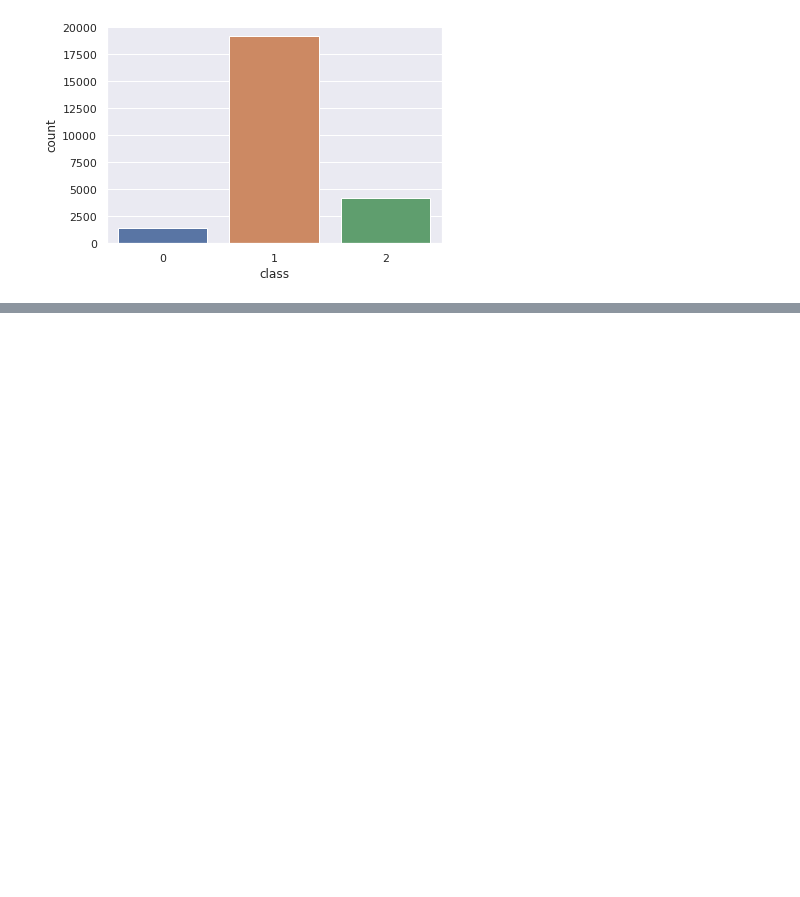
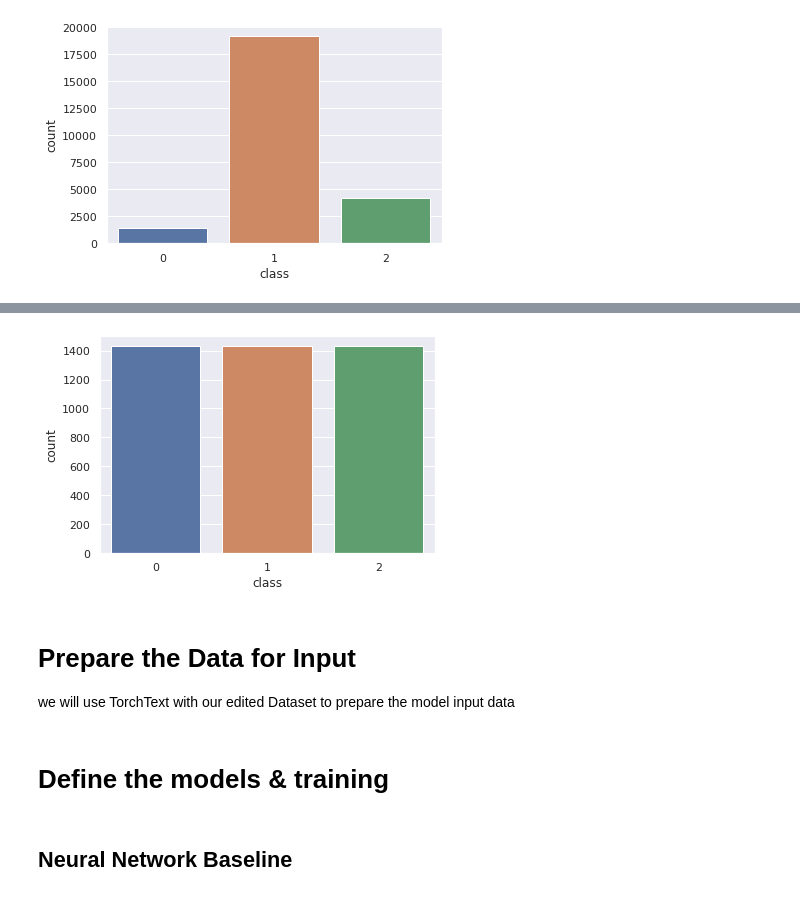
Before and after one commit to evelynerhuan/Noffence, a Jupyter notebook: Final_Project.ipynb, the cells around one changed output, grey strips where cells are left out. Saved outputs shown, nothing was run; the diff lists cells and outputs as text; code cells hidden in the pictures; blank space fills up the shorter version.

```diff
--- a/Final_Project.ipynb
+++ b/Final_Project.ipynb
@@ -150,0 +173,2 @@ dataset1
+# %%
+dataset1.dropna(subset=['tweet'], inplace=True)
@@ -162,0 +202,7 @@ ax = sns.countplot(x="class", data=dataset1)
+# %%
+len_class_0 = dataset1.groupby(['class'])['class'].count()[0]
+# %%
+sample_size = len_class_0
+sampled_dataset1 = dataset1.groupby('class').apply(lambda x: x.sample(sample_size))
+# %%
+sampled_dataset1.reset_index(inplace=True, drop=True)
@@ -162,0 +225,6 @@ ax = sns.countplot(x="class", data=dataset1)
+# %%
+# After data augmentation
+sns.set(style="darkgrid")
+ax = sns.countplot(x="class", data=sampled_dataset1)
+# %% [output]
+[figure, added]
@@ -162,0 +244,3 @@ ax = sns.countplot(x="class", data=dataset1)
+# %% [markdown]
+# Prepare the Data for Input
+we will use TorchText with our edited Dataset to prepare the model input data
@@ -162,0 +321,4 @@ ax = sns.countplot(x="class", data=dataset1)
+# %% [markdown]
+# Define the models & training
+# %% [markdown]
+## Neural Network Baseline
```
Also changed, not shown: parts of 23 cells of this notebook.
